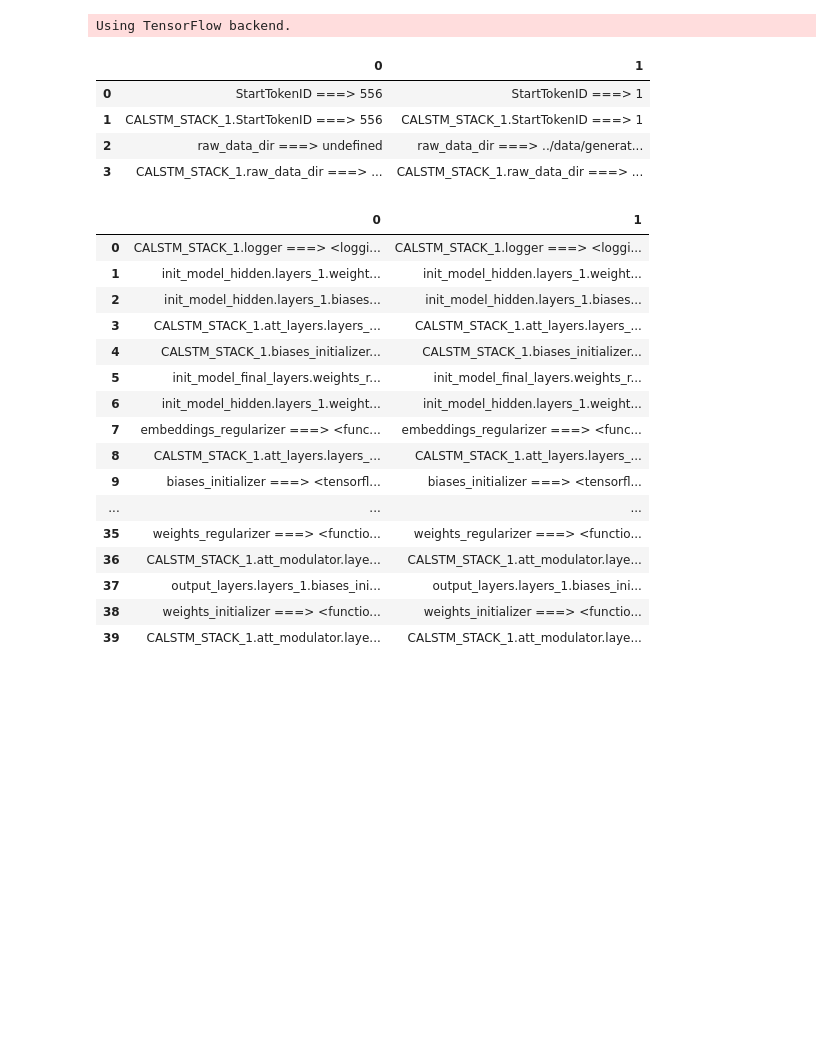
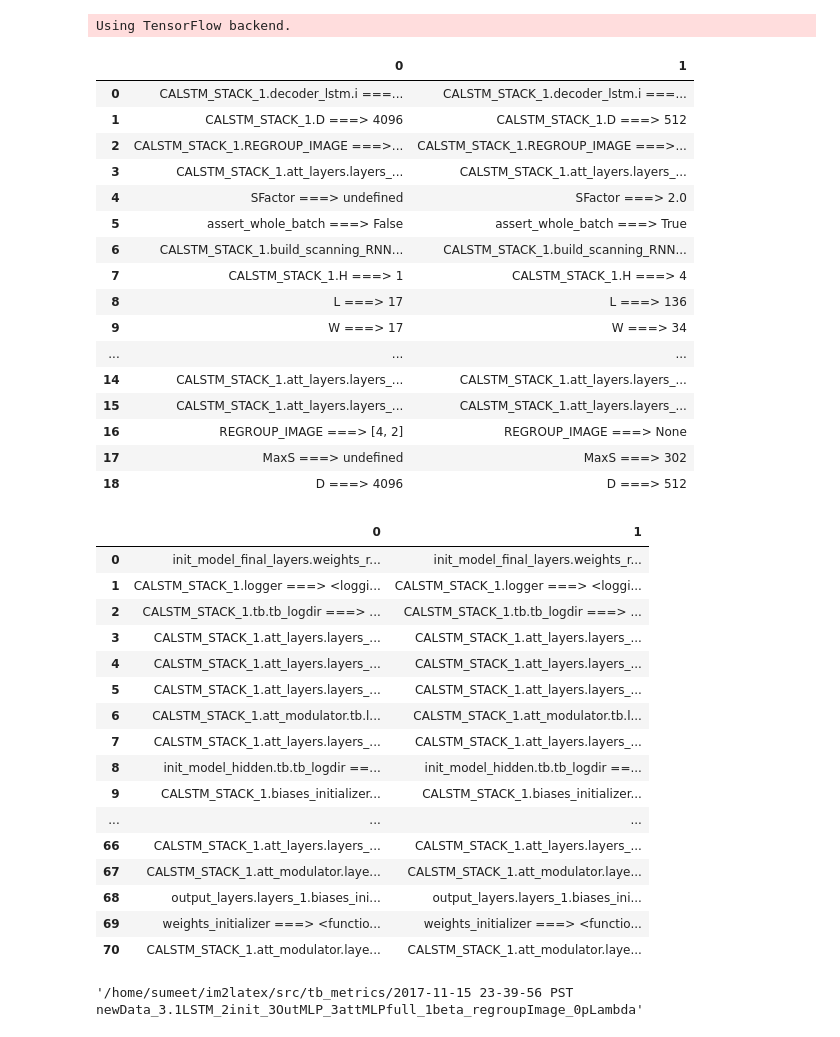
Before and after one commit to untrix/im2latex, a Jupyter notebook: src/diff_params.ipynb, the cells around one changed output. Drawn from its saved outputs; the diff is of its cells as text; code cells hidden in the pictures; blank space fills up the shorter version.

```diff
--- a/src/diff_params.ipynb
+++ b/src/diff_params.ipynb
@@ -31,32 +31,51 @@ Using TensorFlow backend.
 # %%
 # diff = DiffParams('./tb_metrics/2017-09-26 22-40-18 PDT', './tb_metrics/2017-10-07 14-33-35 PDT_2CALSTMs')
 # diff = DiffParams('./tb_metrics/2017-10-07 14-33-35 PDT', './tb_metrics/2017-10-08 12-26-45 PDT')
 # diff = DiffParams('./tb_metrics/2017-09-26 22-40-18 PDT', './tb_metrics/2017-10-08 12-26-45 PDT')
 # diff = DiffParams('./tb_metrics/2017-09-26 22-40-18 PDT/w=1', './tb_metrics/2017-10-08 12-26-45 PDT')
 # diff = DiffParams('./tb_metrics/2017-10-09 16-01-07 PDT_good', './tb_metrics/2017-10-09 17-43-49 PDT')
 # diff = DiffParams('./tb_metrics/2017-09-26 22-40-18 PDT', './tb_metrics/2017-10-09 16-01-07 PDT_good')
-diff = DiffParams('./tb_metrics_dev/2017-11-07 23-39-38 PST test_3.1LSTM_2init_3OutMLP_3attMLPfull_1beta_regroupImage_0pLambda', './tb_metrics_dev/2017-11-15 13-40-54 PST test_3.1LSTM_2init_3OutMLP_3attMLPfull_1beta_regroupImage_0pLambda')
+# diff = DiffParams('./tb_metrics_dev/2017-11-07 23-39-38 PST test_3.1LSTM_2init_3OutMLP_3attMLPfull_1beta_regroupImage_0pLambda', os.path.expanduser('~/im2latex/src/tb_metrics/2017-11-15 23-39-56 PST newData_3.1LSTM_2init_3OutMLP_3attMLPfull_1beta_regroupImage_0pLambda'))
+# diff = DiffParams('/zpool_3TB/i2l/tb_metrics/2017-11-06 13-04-35 PST 2best_3.1LSTM_2init_3OutMLP_3AttMLPfull_1beta', os.path.expanduser('~/im2latex/src/tb_metrics/2017-11-15 23-39-56 PST newData_3.1LSTM_2init_3OutMLP_3attMLPfull_1beta_regroupImage_0pLambda'))
+diff = DiffParams('/zpool_3TB/i2l/tb_metrics/2017-11-15 23-39-56 PST newData_3.1LSTM_2init_3OutMLP_3attMLPfull_1beta_regroupImage_0pLambda', os.path.expanduser('~/im2latex/src/tb_metrics/2017-11-16 18-32-47 PST newData_3.1LSTM_2init_3OutMLP_3attMLPfull_1beta_0pLambda'))
+
 diff.hyper()
 # %% [output]
 |  | 0 | 1 |
-| 0 | StartTokenID ===> 556 | StartTokenID ===> 1 |
-| 1 | CALSTM_STACK_1.StartTokenID ===> 556 | CALSTM_STACK_1.StartTokenID ===> 1 |
-| 2 | raw_data_dir ===> undefined | raw_data_dir ===> ../data/generat... |
-| 3 | CALSTM_STACK_1.raw_data_dir ===> ... | CALSTM_STACK_1.raw_data_dir ===> ... |
+| 0 | CALSTM_STACK_1.decoder_lstm.i ===... | CALSTM_STACK_1.decoder_lstm.i ===... |
+| 1 | CALSTM_STACK_1.D ===> 4096 | CALSTM_STACK_1.D ===> 512 |
+| 2 | CALSTM_STACK_1.REGROUP_IMAGE ===>... | CALSTM_STACK_1.REGROUP_IMAGE ===>... |
+| 3 | CALSTM_STACK_1.att_layers.layers_... | CALSTM_STACK_1.att_layers.layers_... |
+| 4 | SFactor ===> undefined | SFactor ===> 2.0 |
+| 5 | assert_whole_batch ===> False | assert_whole_batch ===> True |
+| 6 | CALSTM_STACK_1.build_scanning_RNN... | CALSTM_STACK_1.build_scanning_RNN... |
+| 7 | CALSTM_STACK_1.H ===> 1 | CALSTM_STACK_1.H ===> 4 |
+| 8 | L ===> 17 | L ===> 136 |
+| 9 | W ===> 17 | W ===> 34 |
+| ... | ... | ... |
+| 14 | CALSTM_STACK_1.att_layers.layers_... | CALSTM_STACK_1.att_layers.layers_... |
+| 15 | CALSTM_STACK_1.att_layers.layers_... | CALSTM_STACK_1.att_layers.layers_... |
+| 16 | REGROUP_IMAGE ===> [4, 2] | REGROUP_IMAGE ===> None |
+| 17 | MaxS ===> undefined | MaxS ===> 302 |
+| 18 | D ===> 4096 | D ===> 512 |
 |  | 0 | 1 |
-| 0 | CALSTM_STACK_1.logger ===> <loggi... | CALSTM_STACK_1.logger ===> <loggi... |
-| 1 | init_model_hidden.layers_1.weight... | init_model_hidden.layers_1.weight... |
-| 2 | init_model_hidden.layers_1.biases... | init_model_hidden.layers_1.biases... |
+| 0 | init_model_final_layers.weights_r... | init_model_final_layers.weights_r... |
+| 1 | CALSTM_STACK_1.logger ===> <loggi... | CALSTM_STACK_1.logger ===> <loggi... |
+| 2 | CALSTM_STACK_1.tb.tb_logdir ===> ... | CALSTM_STACK_1.tb.tb_logdir ===> ... |
 | 3 | CALSTM_STACK_1.att_layers.layers_... | CALSTM_STACK_1.att_layers.layers_... |
-| 4 | CALSTM_STACK_1.biases_initializer... | CALSTM_STACK_1.biases_initializer... |
-| 5 | init_model_final_layers.weights_r... | init_model_final_layers.weights_r... |
-| 6 | init_model_hidden.layers_1.weight... | init_model_hidden.layers_1.weight... |
-| 7 | embeddings_regularizer ===> <func... | embeddings_regularizer ===> <func... |
-| 8 | CALSTM_STACK_1.att_layers.layers_... | CALSTM_STACK_1.att_layers.layers_... |
-| 9 | biases_initializer ===> <tensorfl... | biases_initializer ===> <tensorfl... |
+| 4 | CALSTM_STACK_1.att_layers.layers_... | CALSTM_STACK_1.att_layers.layers_... |
+| 5 | CALSTM_STACK_1.att_layers.layers_... | CALSTM_STACK_1.att_layers.layers_... |
+| 6 | CALSTM_STACK_1.att_modulator.tb.l... | CALSTM_STACK_1.att_modulator.tb.l... |
+| 7 | CALSTM_STACK_1.att_layers.layers_... | CALSTM_STACK_1.att_layers.layers_... |
+| 8 | init_model_hidden.tb.tb_logdir ==... | init_model_hidden.tb.tb_logdir ==... |
+| 9 | CALSTM_STACK_1.biases_initializer... | CALSTM_STACK_1.biases_initializer... |
 | ... | ... | ... |
-| 35 | weights_regularizer ===> <functio... | weights_regularizer ===> <functio... |
-| 36 | CALSTM_STACK_1.att_modulator.laye... | CALSTM_STACK_1.att_modulator.laye... |
-| 37 | output_layers.layers_1.biases_ini... | output_layers.layers_1.biases_ini... |
-| 38 | weights_initializer ===> <functio... | weights_initializer ===> <functio... |
-| 39 | CALSTM_STACK_1.att_modulator.laye... | CALSTM_STACK_1.att_modulator.laye... |
+| 66 | CALSTM_STACK_1.att_layers.layers_... | CALSTM_STACK_1.att_layers.layers_... |
+| 67 | CALSTM_STACK_1.att_modulator.laye... | CALSTM_STACK_1.att_modulator.laye... |
+| 68 | output_layers.layers_1.biases_ini... | output_layers.layers_1.biases_ini... |
+| 69 | weights_initializer ===> <functio... | weights_initializer ===> <functio... |
+| 70 | CALSTM_STACK_1.att_modulator.laye... | CALSTM_STACK_1.att_modulator.laye... |
+# %%
+os.path.expanduser('~/im2latex/src/tb_metrics/2017-11-15 23-39-56 PST newData_3.1LSTM_2init_3OutMLP_3attMLPfull_1beta_regroupImage_0pLambda')
+# %% [output]
+'/home/sumeet/im2latex/src/tb_metrics/2017-11-15 23-39-56 PST newData_3.1LSTM_2init_3OutMLP_3attMLPfull_1beta_regroupImage_0pLambda'
```
Also changed, not shown: parts of 1 cell of this notebook, 3 other files.
